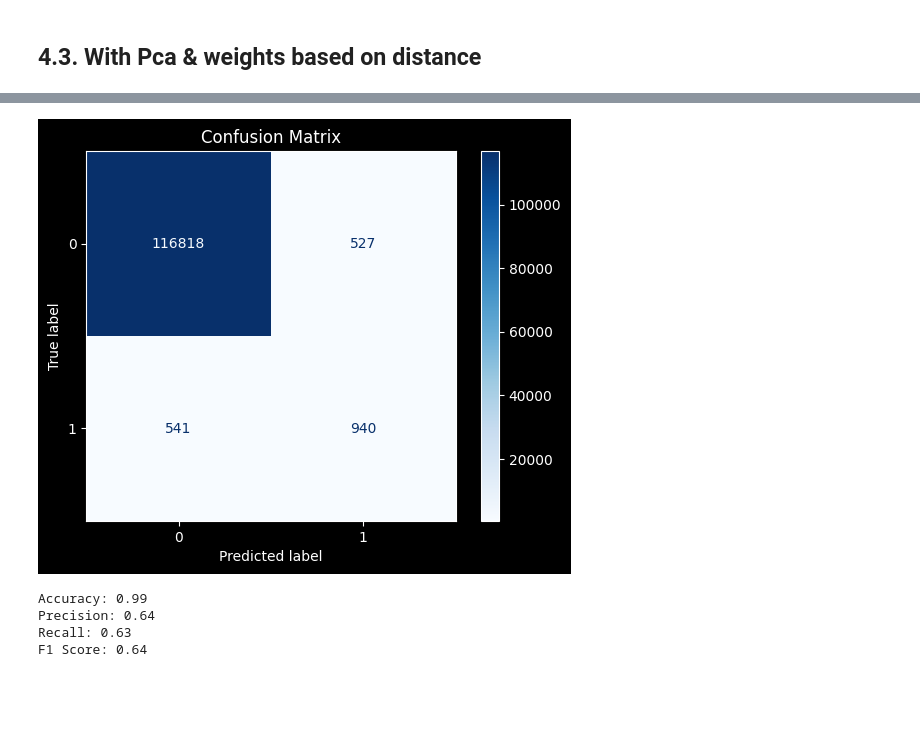
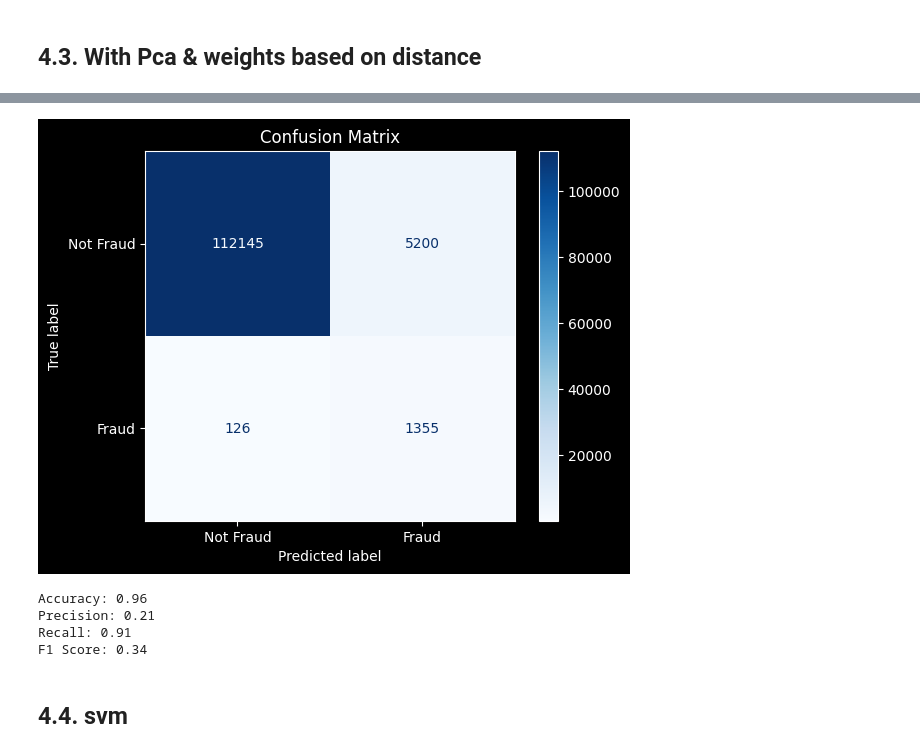
Before and after one commit to koutsompinask/MSC, a Jupyter notebook: semester B/Python/assignment/classification.ipynb, the cells around one changed output, grey strips where cells are left out. Saved outputs shown, nothing was run; the diff lists cells and outputs as text; code cells hidden in the pictures; blank space fills up the shorter version.

```diff
--- a/semester B/Python/assignment/classification.ipynb
+++ b/semester B/Python/assignment/classification.ipynb
@@ -378,0 +383,2 @@ recall_pca_df.sort_values(by='recall', ascending=False)
+# %%
+recall_df = findBestKBasedOnRecall('results/recall_dict_pca.csv', X_train_pca, y_train, X_valid_pca, y_valid)
@@ -379,5 +407,6 @@ recall_pca_df.sort_values(by='recall', ascending=False)
 # %%
-k = 3  # Number of neighbours
+# get the best k value
+k = recall_df.index[0]  # Number of neighbours
 
 # name that we gave to the "algo" instance
 neighbours_clf_pca = KNeighborsClassifier(n_neighbors=k)
@@ -406,17 +435,2 @@ F1 Score: 0.70
 # %% [markdown]
 ## 4.3. With Pca & weights based on distance
-# %%
-# Loop over different values of k
-for k in range(2, 21):
-    start_time = time.time()
-    # Setup a k-NN Classifier with k neighbors: knn
-    knn_clf = KNeighborsClassifier(n_neighbors=k, weights='distance')
-
-    # Fit the classifier to the training data
-    knn_clf.fit(X_train_pca, y_train)
-
-    #Compute recall on the test set
-    recall_dict_pca[k] = recall_score(y_valid, knn_clf.predict(X_valid_pca))
-    f = f1_score(y_valid, knn_clf.predict(X_valid_pca))
-    elapsed_time = time.time() - start_time
-    print(f"Recall for k={k}: {recall_dict_pca[k]} f1: {f} Elapsed time: {elapsed_time:.2f} seconds")
@@ -462,0 +437,3 @@ pd.DataFrame(recall_dict_pca.values(), columns=['recall'], index=recall_dict_pca
+# %%
+recall_df = findBestKBasedOnRecall('results/recall_dict_pca_dist.csv', X_train_pca, y_train, X_valid_pca, y_valid, w='distance')
+recall_df
@@ -463,19 +459,19 @@ pd.DataFrame(recall_dict_pca.values(), columns=['recall'], index=recall_dict_pca
 # %%
-k = 2  # Number of neighbours
+k = recall_df.index[0]  # Number of neighbours
 
 # name that we gave to the "algo" instance
 neighbours_clf_pca_weighted = KNeighborsClassifier(n_neighbors=k, weights='distance')
 # Fit the model on the training set
 neighbours_clf_pca_weighted.fit(X_train_pca, y_train)
 
 #show results on the test set
 confMat = confusion_matrix(y_test, neighbours_clf_pca_weighted.predict(X_test_pca))
-confusion_matrix_display = ConfusionMatrixDisplay(confMat, display_labels=neighbours_clf_pca_weighted.classes_)
+confusion_matrix_display = ConfusionMatrixDisplay(confMat, display_labels=['Not Fraud', 'Fraud'])
 confusion_matrix_display.plot(cmap='Blues')
 plt.title('Confusion Matrix')
 plt.show()
 # %% [output]
-[figure, old version]
+[figure, new version]
 # %%
 #print accuracy, precision, recall, f1 score
 print(f"Accuracy: {accuracy_score(y_test, neighbours_clf_pca_weighted.predict(X_test_pca)):.2f}")
@@ -483,7 +479,9 @@ print(f"Precision: {precision_score(y_test, neighbours_clf_pca_weighted.predict(
 print(f"Recall: {recall_score(y_test, neighbours_clf_pca_weighted.predict(X_test_pca)):.2f}")
 print(f"F1 Score: {f1_score(y_test, neighbours_clf_pca_weighted.predict(X_test_pca)):.2f}")
 # %% [output]
-Accuracy: 0.99
-Precision: 0.64
-Recall: 0.63
-F1 Score: 0.64
+Accuracy: 0.96
+Precision: 0.21
+Recall: 0.91
+F1 Score: 0.34
+# %% [markdown]
+## 4.4. svm
```
Also changed, not shown: parts of 30 cells of this notebook, 4 other files.
